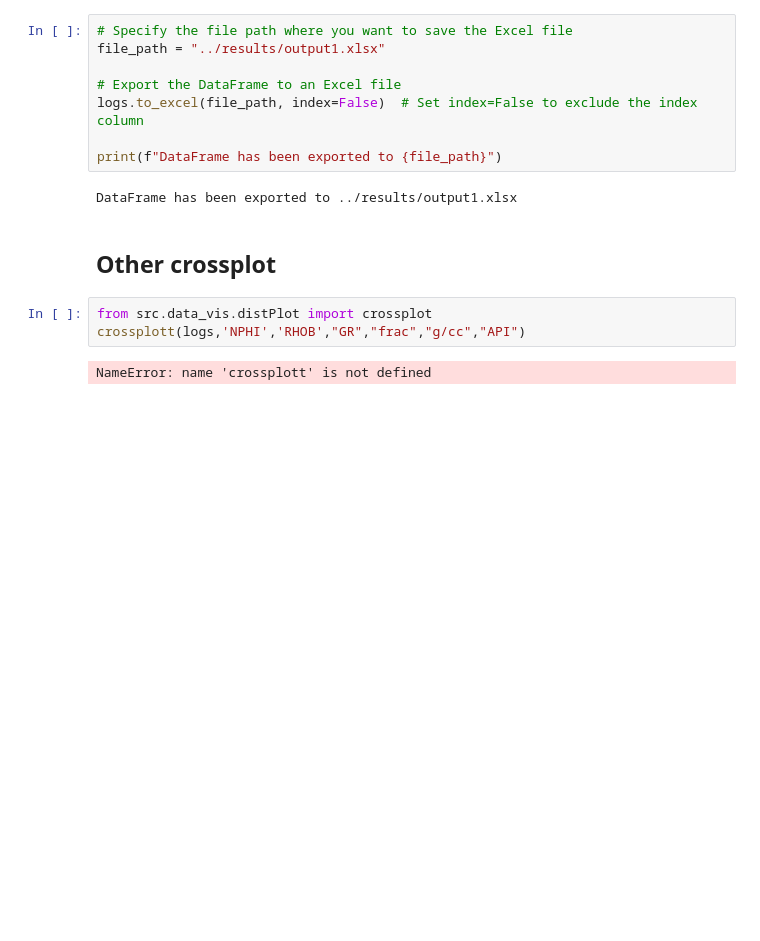
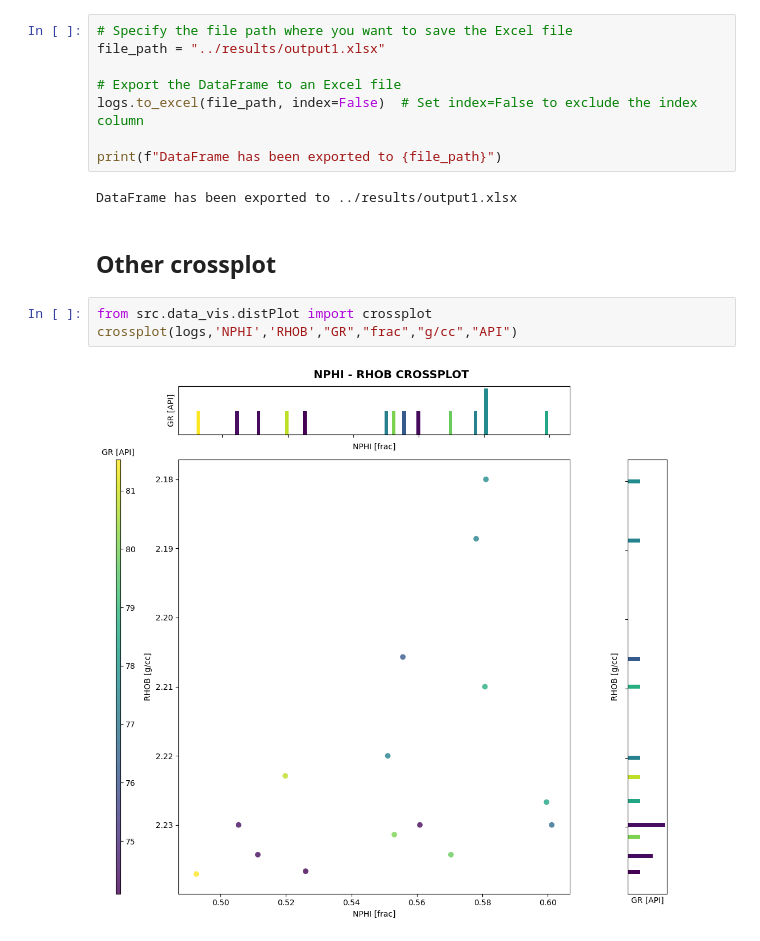
Before and after one commit to thelifeofpatts/Basic-WellLog-Interpretation, a Jupyter notebook: notebooks/BWLI_Mod_v3.ipynb, the cells around one changed output. Cells and saved outputs as stored; diff of their text form; blank space fills up the shorter version.

```diff
--- a/notebooks/BWLI_Mod_v3.ipynb
+++ b/notebooks/BWLI_Mod_v3.ipynb
@@ -568,6 +568,6 @@ DataFrame has been exported to ../results/output1.xlsx
 ## **Other crossplot**
 # %%
 from src.data_vis.distPlot import crossplot
-crossplott(logs,'NPHI','RHOB',"GR","frac","g/cc","API")
+crossplot(logs,'NPHI','RHOB',"GR","frac","g/cc","API")
 # %% [output]
-NameError: name 'crossplott' is not defined
+[figure, added]
```
Also changed, not shown: parts of 5 cells of this notebook, 3 other files.
